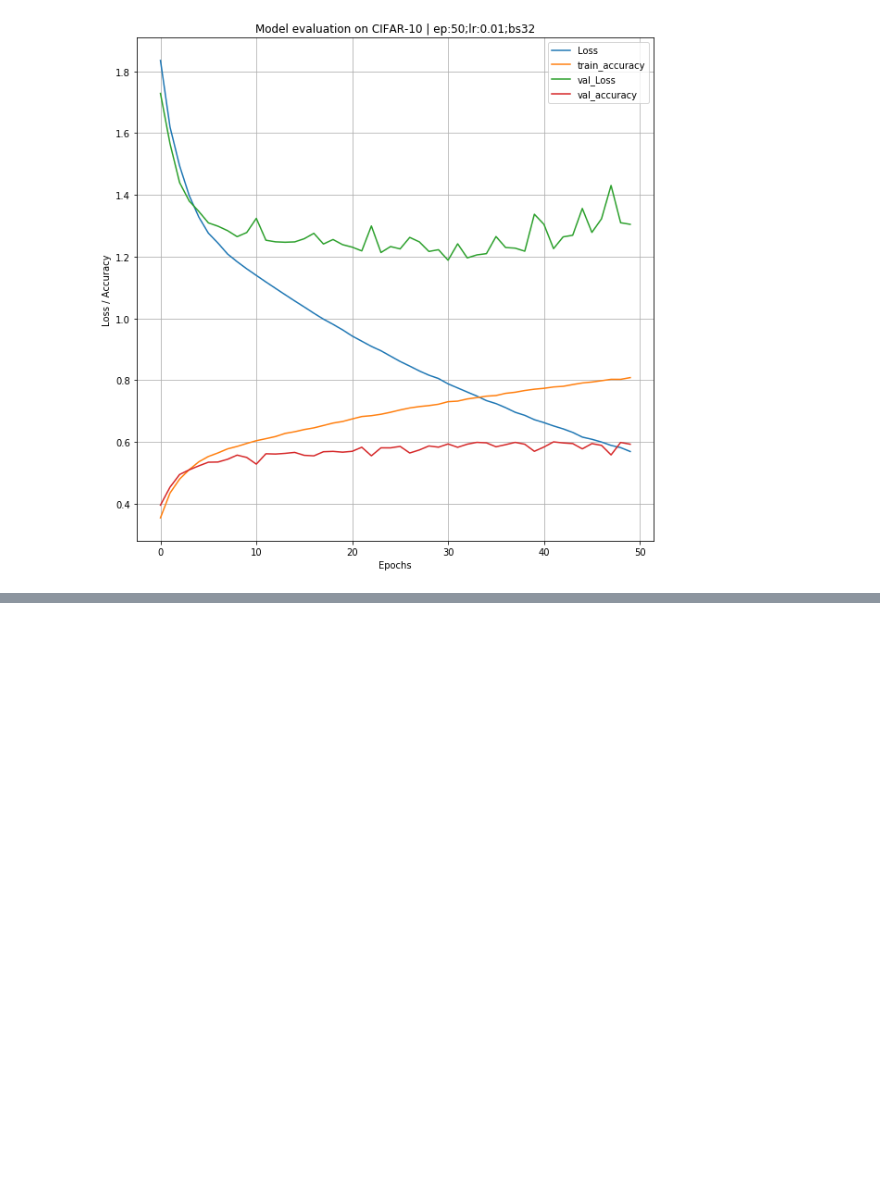
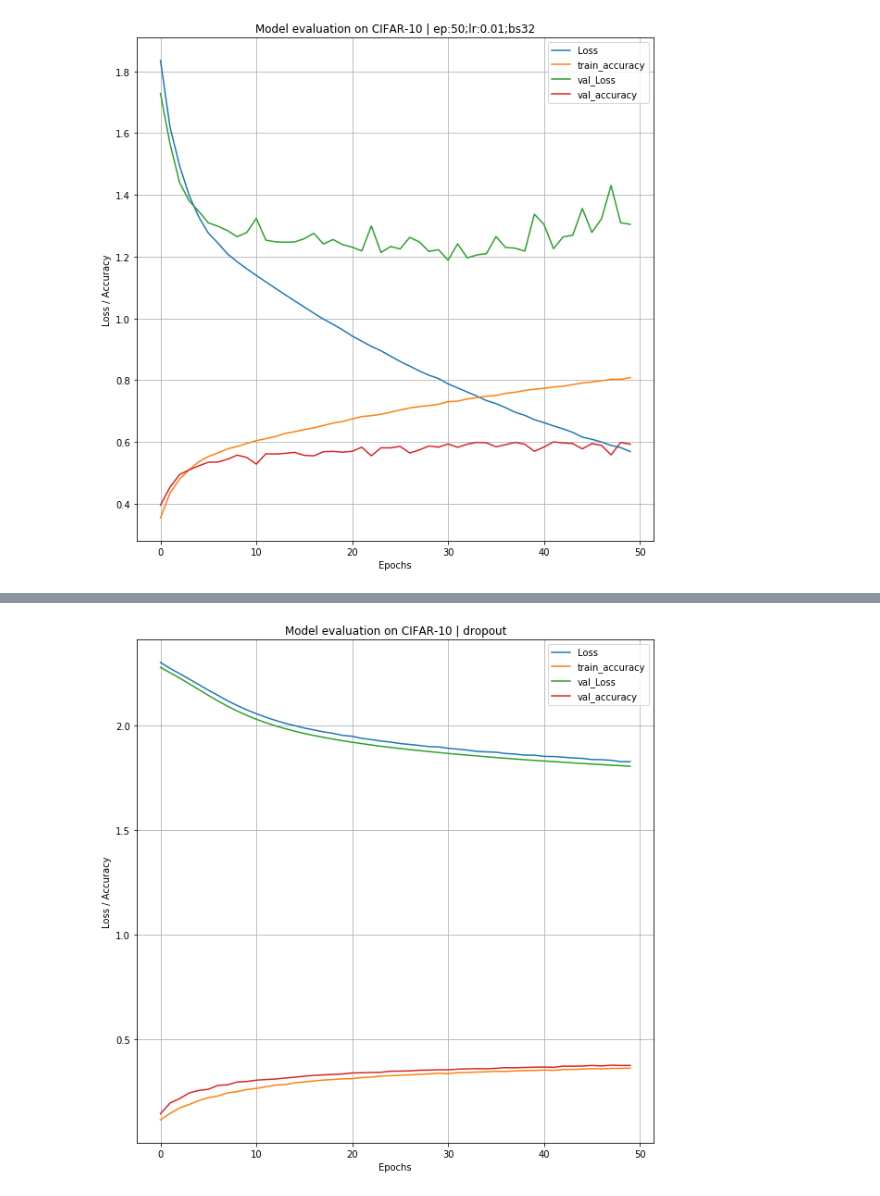
Before and after one commit to valentin-fngr/fine_tuning_workflow, a Jupyter notebook: Cifar_10_frozen_model_fine_tuning.ipynb, the cells around one changed output, grey strips where cells are left out. Cells and saved outputs as stored; diff of their text form; code cells hidden in the pictures; blank space fills up the shorter version.

Commit message:
Different regularization, dropout, lr decay

```diff
--- a/Cifar_10_frozen_model_fine_tuning.ipynb
+++ b/Cifar_10_frozen_model_fine_tuning.ipynb
@@ -314,3 +315,40 @@ Epoch 11/50
    macro avg       0.60      0.59      0.59     10000
 weighted avg       0.60      0.59      0.59     10000
 [figure]
+# %%
+def scheduler(epoch, lr):
+    if epoch < 22:
+        return lr
+    else:
+        return lr * tf.math.exp(-0.01)
+
+
+w, h, c = X_train[0].shape
+# %%
+# Modified ShallowNet with dropout 0.5
+
+class ShallowNet:
+
+    @staticmethod
+    def build(w, h, chanels, classes):
+        inputShape = (w, h , chanels)
+        print(inputShape)
+        inputs = tf.keras.Input(shape=inputShape)
+        print(inputs)
+        x = tf.keras.layers.Conv2D(32, (3,3), padding="same", activation="relu")(inputs)
+        x = tf.keras.layers.Flatten()(x)
+        x = tf.keras.layers.Dropout(0.5)(x)
+        outputs = tf.keras.layers.Dense(classes, activation="softmax")(x)
+        return tf.keras.Model(inputs=inputs, outputs=outputs)
+# %%
+model = ShallowNet.build(w, h, 3, 10)
+
+model.compile(optimizer=optimizer, metrics=["accuracy"], loss="categorical_crossentropy")
+
+# using tensorboard
+log_dir = "logs/fit/" + "shallownet_dropout_ep50_bs32_0.01exp"
+
+callbacks = [
+    keras.callbacks.TensorBoard(log_dir=log_dir, histogram_freq=1),
+    tf.keras.callbacks.LearningRateScheduler(scheduler)
+]
@@ -316,0 +358,2 @@ weighted avg       0.60      0.59      0.59     10000
+# %%
+h =  model.fit(X_train, y_train, validation_data=(X_test, y_test), epochs=50, batch_size=32, callbacks=callbacks, shuffle=True, verbose=2)
@@ -316,0 +401,4 @@ weighted avg       0.60      0.59      0.59     10000
+# %%
+plot_model_evaluation(h, 50, "dropout")
+# %% [output]
+[figure, added]
```
Also changed, not shown: parts of 6 cells of this notebook.
